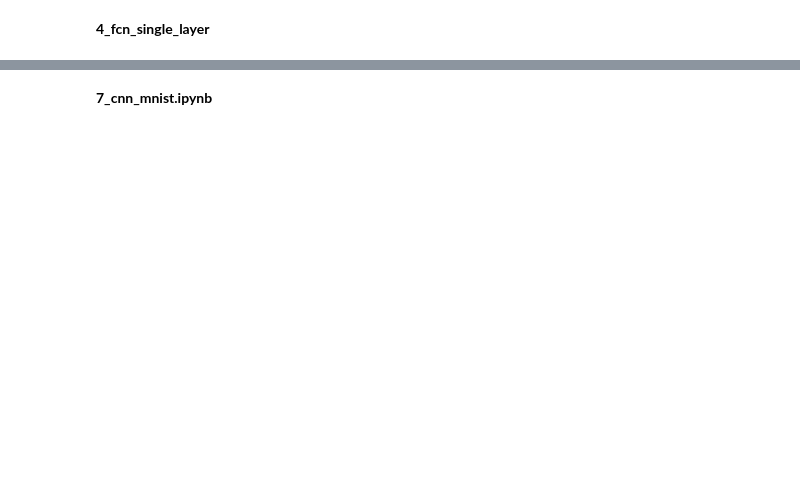
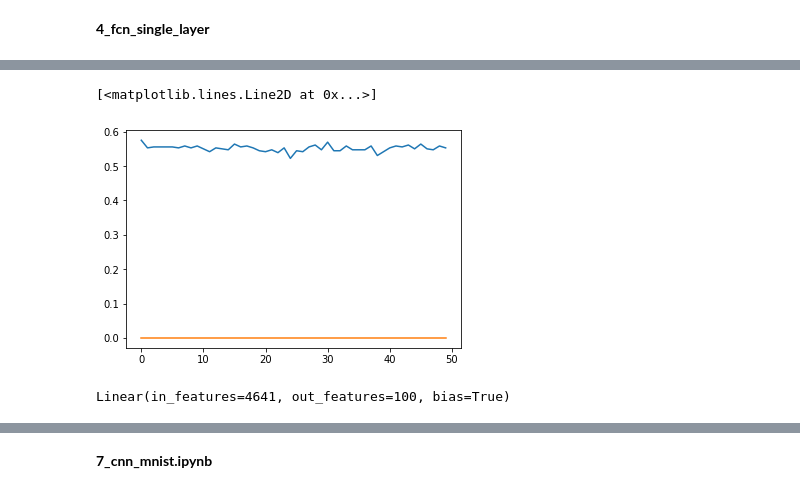
Before and after one commit to zhibinz2/Neural-Networks-and-Machine-Learning, a Jupyter notebook: ZHIBIN_Final_Project.ipynb, the cells around one changed output, grey strips where cells are left out. Cells and saved outputs as stored; diff of their text form; code cells hidden in the pictures; blank space fills up the shorter version.

```diff
--- a/ZHIBIN_Final_Project.ipynb
+++ b/ZHIBIN_Final_Project.ipynb
@@ -146,0 +261,2 @@ len(train_loader)
+# %%
+loss_ = train_step(x.float().view(-1,4641), t.float(), net, opt, mse_loss)
@@ -236,0 +423,18 @@ tensor([[0., 0., 0.,  ..., 0., 0., 0.],
+# %%
+# Train the network over multiple epochs
+acc_hist_train = []
+acc_hist_test = []
+for epoch in range(50):
+    acc_batch = []
+    for x,t in iter(train_loader):
+        loss_ = train_step(x.float().view(-1,4641), t.float(), net, opt, mse_loss)
+        y = net(x.float().view(-1,4641))
+        acc_batch.append(torch.mean((t.argmax(1) == y.argmax(1)).float()))
+    acc_hist_train.append(torch.mean(torch.FloatTensor(acc_batch)))
+    print(loss_)
+
+    acc_batch = []
+    for x,t in iter(test_loader):
+        y = net(x.float().view(-1,4641))
+        acc_batch.append(torch.mean((t.argmax(1) == y.argmax(1)).float()))
+    acc_hist_test.append(torch.mean(torch.FloatTensor(acc_batch)))
@@ -236,0 +499,11 @@ tensor([[0., 0., 0.,  ..., 0., 0., 0.],
+# %%
+from matplotlib import pyplot as plt
+plt.plot(acc_hist_train)
+plt.plot(acc_hist_test)
+# %% [output]
+[<matplotlib.lines.Line2D at 0x...>]
+[figure, added]
+# %%
+net[0]
+# %% [output]
+Linear(in_features=4641, out_features=100, bias=True)
```
Also changed, not shown: parts of 77 cells of this notebook.
